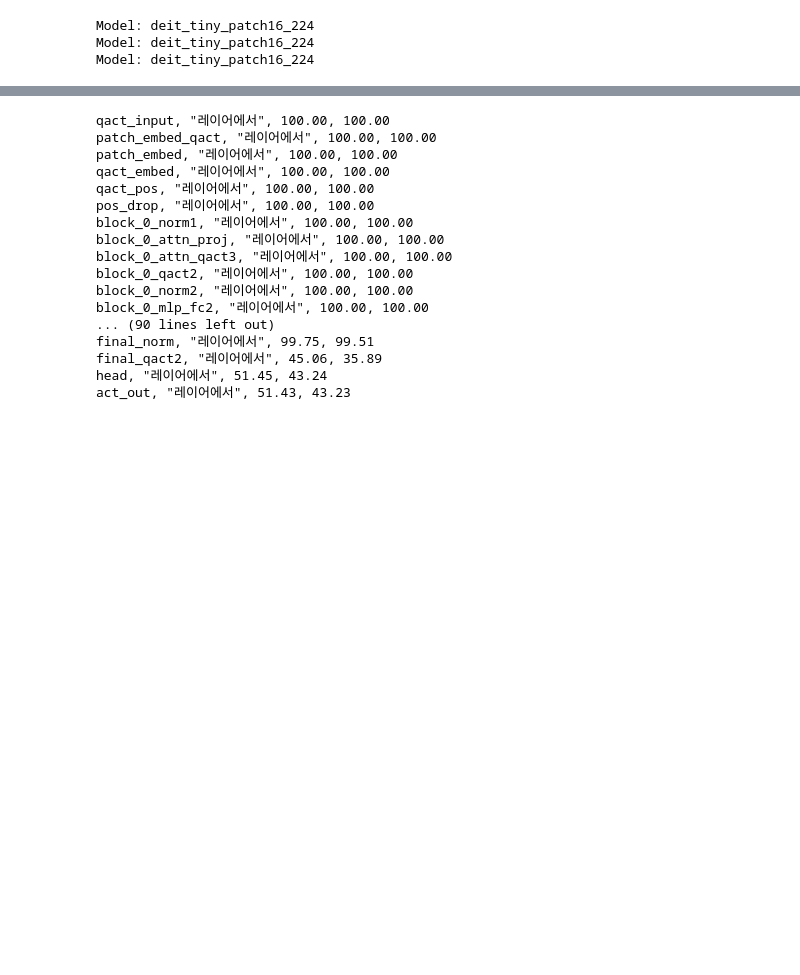
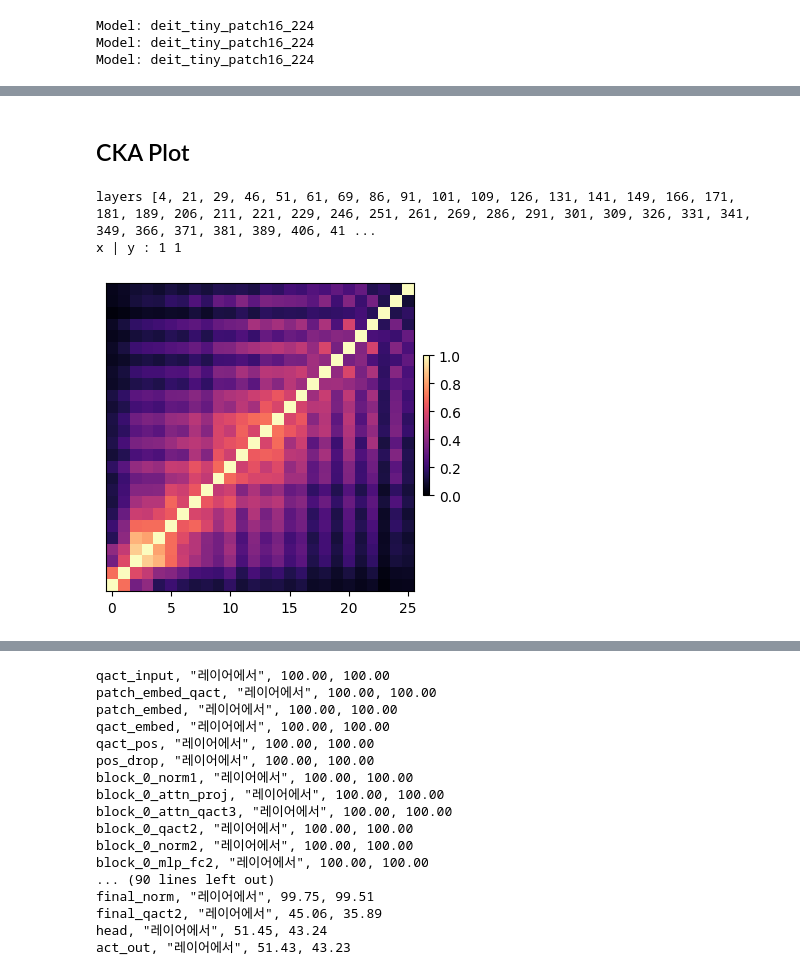
Before and after one commit to LeSN-Lab/diff-ViT, a Jupyter notebook: modeldiff_test.ipynb, the cells around one changed output, grey strips where cells are left out. Cells and saved outputs as stored; diff of their text form; code cells hidden in the pictures; blank space fills up the shorter version.

Commit message:
cka printed, but layers matching required to be considered

```diff
--- a/modeldiff_test.ipynb
+++ b/modeldiff_test.ipynb
@@ -28,7 +28,7 @@ parser.add_argument('--model',
                     default='deit_tiny',
                     help='model')
 parser.add_argument('--data', metavar='DIR',
-                    default='/home/shared/DATA/imagenet',
+                    default='/home/jieungkim/quantctr/imagenet',
                     help='path to dataset')
 parser.add_argument('--quant', default=True, action='store_true')
 parser.add_argument('--ptf', default=False)
@@ -39,7 +39,7 @@ parser.add_argument('--quant-method',
 parser.add_argument('--mixed', default=False, action='store_true')
 # TODO: 100 --> 32
 parser.add_argument('--calib-batchsize',
-                    default=50,
+                    default=5,
                     type=int,
                     help='batchsize of calibration set')
 parser.add_argument("--mode", default=0,
@@ -49,7 +49,7 @@ parser.add_argument("--mode", default=0,
 parser.add_argument('--calib-iter', default=10, type=int)
 # TODO: 100 --> 200
 parser.add_argument('--val-batchsize',
-                    default=50,
+                    default=5,
                     type=int,
                     help='batchsize of validation set')
 parser.add_argument('--num-workers',
@@ -691,3 +905,64 @@ VisionTransformer(
+# %% [markdown]
+## CKA Plot
+# %%
+# 필요한 라이브러리 임포트
+import torch
+import argparse
+import os
+import pickle
+import numpy as np
+from plot import *
+
+
+base_dir = '/home/jieungkim/quantctr/diff-ViT'
+
+
+
+# GPU 설정
+
+
+# CKA 결과 파일 경로 설정
+cka_dir = os.path.join(base_dir, 'cka_result.pkl')
+best_model = not_quantized_model
+# 저장된 모델 불러오기
+# best_model = torch.load(os.path.join(base_dir, 'model.pth'))
+
+# 'add' 연산이 포함된 레이어의 인덱스 찾기
+layers = []
+best_model.eval()
+# print("model.modules.length", len([module for module in best_model.modules()])) // 506
+with torch.no_grad():
+    for i, module in enumerate(best_model.modules()):
+        # print(module.__class__.__name__.lower())
+        # if isinstance(module, torch.nn.Module) and 'mlp' in module.__class__.__name__.lower():
+        if type(module) in [QConv2d, QLinear]:
+            layers.append(i)
+print("layers", layers)
+
+# CKA 결과 불러오기
+with open(cka_dir, 'rb') as f:
+    cka = pickle.load(f)
+
+# 특정 레이어에 대한 CKA 결과 추출
+# cka1 = cka[layers][:, layers]
+# print(cka.shape, cka1.shape)
+
+# 추출된 CKA 결과 저장
+out_dir = os.path.join(base_dir, 'cka_within_unquantized_model.pkl')
+# with open(out_dir, 'wb') as f:
+#     pickle.dump(cka1, f)
+
+# 전체 레이어에 대한 CKA 결과 플롯 생성
+plot_dir = os.path.join(base_dir, 'layer')
+plot_ckalist_resume([cka], plot_dir)
+
+# 특정 블록에 대한 CKA 결과 플롯 생성
+# plot_dir = os.path.join(base_dir, 'block')
+# plot_ckalist_resume([cka1], plot_dir)
+# %% [output]
+layers [4, 21, 29, 46, 51, 61, 69, 86, 91, 101, 109, 126, 131, 141, 149, 166, 171, 181, 189, 206, 211, 221, 229, 246, 251, 261, 269, 286, 291, 301, 309, 326, 331, 341, 349, 366, 371, 381, 389, 406, 41 ...
+x | y : 1 1
+[figure, added]
 # %%
 # batch_time = AverageMeter()
 # losses = AverageMeter()
```
Also changed, not shown: parts of 10 cells of this notebook, 9 other files.
